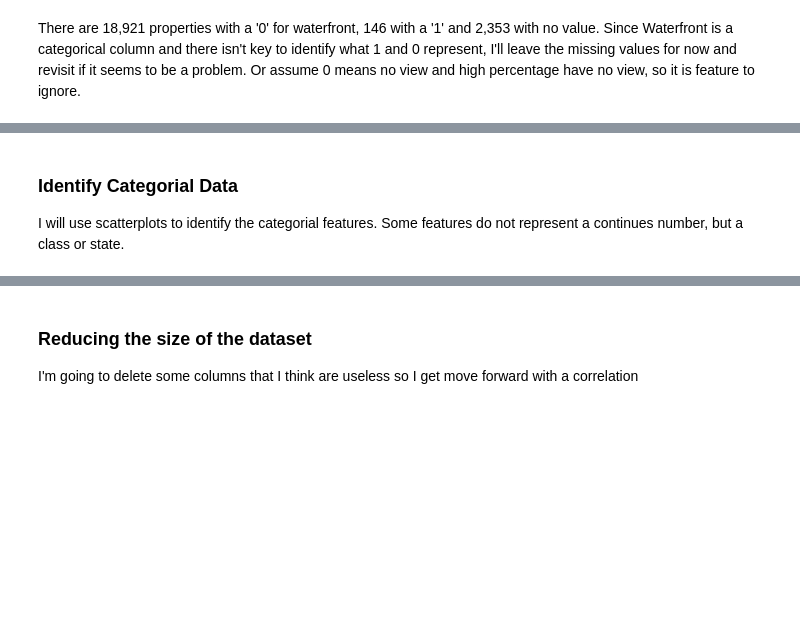
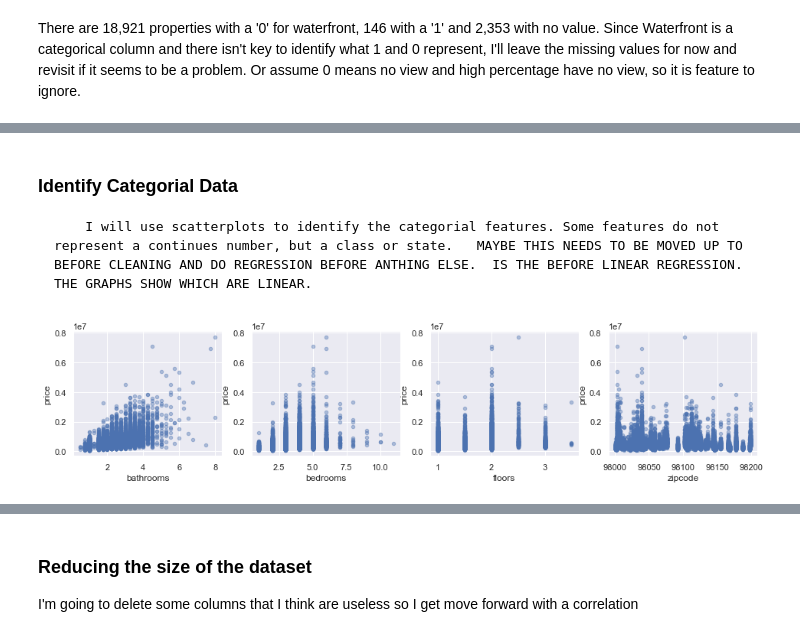
Before and after one commit to AnnikaNoren/Kings-County-House-Prices-Project, a Jupyter notebook: student.ipynb, the cells around one changed output, grey strips where cells are left out. Cells and saved outputs as stored; diff of their text form; code cells hidden in the pictures; blank space fills up the shorter version.

```diff
--- a/student.ipynb
+++ b/student.ipynb
@@ -176,6 +319,6 @@ Percent of data that is duplicate:  0.8
 # %%
-#The duplicate house ids will be deleted
-df = df.drop_duplicates(['id'], keep='last') #deleted the duplicate rows
-# print(df['id'].value_counts().head(3))
-# print(df['id'].nunique())
-print(df.info())
+# #The duplicate house ids will be deleted
+# df = df.drop_duplicates(['id'], keep='last') #deleted the duplicate rows
+# # print(df['id'].value_counts().head(3))
+# # print(df['id'].nunique())
+# print(df.info())
@@ -200,3 +356,6 @@ None
+# %%
+df.bedrooms = df.bedrooms.replace({33: 3})
+#print(df.loc[df['id'] == 2402100895])
 # %% [markdown]
 ### Checking values for Waterfront,  View and Yr_Renovated
 # %%
@@ -234,3 +393,4 @@ There are 3,813 missing values.  In place of making up data, I will replace the
 # %%
-df['yr_renovated'] = df['yr_renovated'].fillna(value='2020')
-df['yr_renovated'].isna().sum()
+df['yr_renovated'] = df['yr_renovated'].fillna(value='0')
+print(df['yr_renovated'].isna().sum())
+# print(df['yr_renovated'].value_counts())
@@ -241,9 +421,11 @@ df.info()
 # %% [markdown]
 ### Identify Categorial Data
-I will use scatterplots to identify the categorial features. Some features do not represent a continues number, but a class or state.
+        I will use scatterplots to identify the categorial features. Some features do not represent a continues number, but a class or state.   MAYBE THIS NEEDS TO BE MOVED UP TO BEFORE CLEANING AND DO REGRESSION BEFORE ANTHING ELSE.  IS THE BEFORE LINEAR REGRESSION.  THE GRAPHS SHOW WHICH ARE LINEAR.
 # %%
-fig, axes = plt.subplots(nrows=1, ncols=3, figsize=(16,3))
+fig, axes = plt.subplots(nrows=1, ncols=4, figsize=(16,3))
 
-for xcol, ax in zip(['bathrooms', 'bedrooms','floors'], axes):
+for xcol, ax in zip(['bathrooms', 'bedrooms','floors','zipcode'], axes):
     df.plot(kind='scatter', x=xcol, y='price', ax=ax, alpha=0.4, color='b')
+# %% [output]
+[figure, added]
 # %%
```
Also changed, not shown: parts of 70 cells of this notebook.
